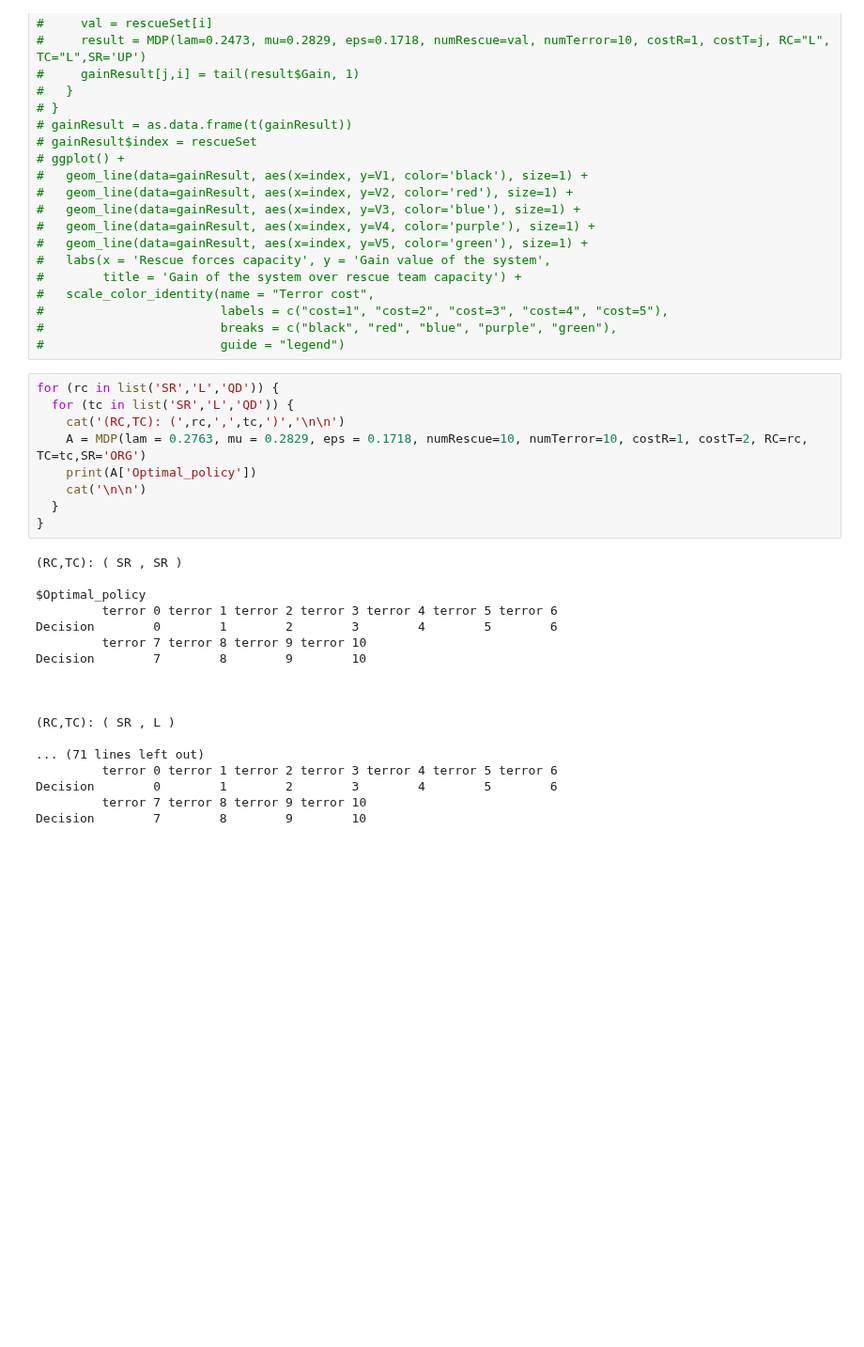
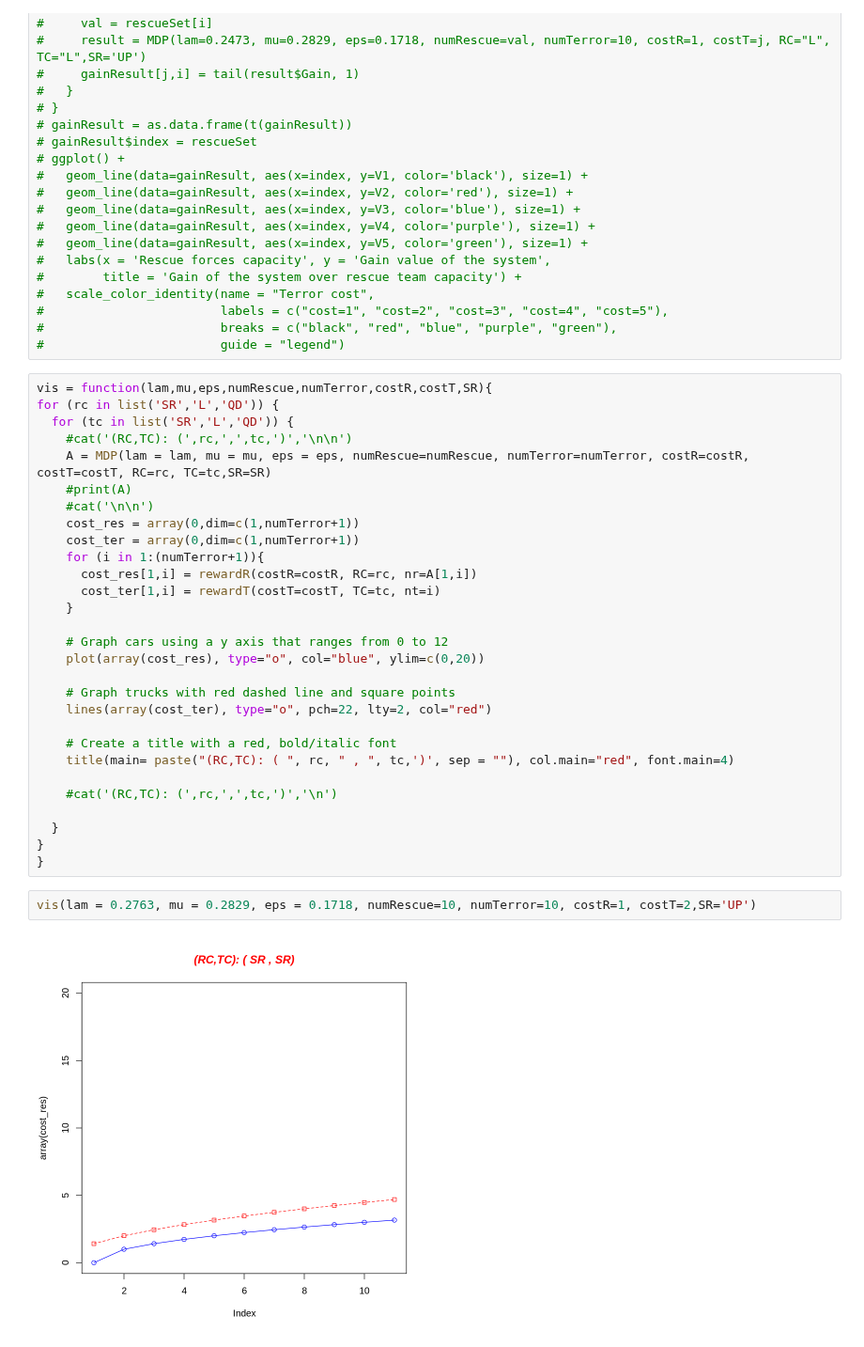
Before and after one commit to IshtiSikder/Optimal-allocation-of-rescue-teams-for-hostage-situations, a Jupyter notebook: R_for_MDP_(NEW).ipynb, the cells around one changed output. Shown at 94% size. Cells and saved outputs as stored; diff of their text form; blank space fills up the shorter version.

```diff
--- a/R_for_MDP_(NEW).ipynb
+++ b/R_for_MDP_(NEW).ipynb
@@ -325,30 +307,36 @@ A matrix: 1 × 11 of type dbl
 #                        labels = c("cost=1", "cost=2", "cost=3", "cost=4", "cost=5"),
 #                        breaks = c("black", "red", "blue", "purple", "green"),
 #                        guide = "legend")
+# %%
+vis = function(lam,mu,eps,numRescue,numTerror,costR,costT,SR){
+for (rc in list('SR','L','QD')) {
+  for (tc in list('SR','L','QD')) {
+    #cat('(RC,TC): (',rc,',',tc,')','\n\n')
+    A = MDP(lam = lam, mu = mu, eps = eps, numRescue=numRescue, numTerror=numTerror, costR=costR, costT=costT, RC=rc, TC=tc,SR=SR)
+    #print(A)
+    #cat('\n\n')
+    cost_res = array(0,dim=c(1,numTerror+1))
+    cost_ter = array(0,dim=c(1,numTerror+1))
+    for (i in 1:(numTerror+1)){
+      cost_res[1,i] = rewardR(costR=costR, RC=rc, nr=A[1,i])
+      cost_ter[1,i] = rewardT(costT=costT, TC=tc, nt=i)
+    }
+
+    # Graph cars using a y axis that ranges from 0 to 12
+    plot(array(cost_res), type="o", col="blue", ylim=c(0,20))
+
+    # Graph trucks with red dashed line and square points
+    lines(array(cost_ter), type="o", pch=22, lty=2, col="red")
+
+    # Create a title with a red, bold/italic font
+    title(main= paste("(RC,TC): ( ", rc, " , ", tc,')', sep = ""), col.main="red", font.main=4)
+
+    #cat('(RC,TC): (',rc,',',tc,')','\n')
+
+  }
+}
+}
 # %%
-for (rc in list('SR','L','QD')) {
-  for (tc in list('SR','L','QD')) {
-    cat('(RC,TC): (',rc,',',tc,')','\n\n')
-    A = MDP(lam = 0.2763, mu = 0.2829, eps = 0.1718, numRescue=10, numTerror=10, costR=1, costT=2, RC=rc, TC=tc,SR='ORG')
-    print(A['Optimal_policy'])
-    cat('\n\n')
-  }
-}
+vis(lam = 0.2763, mu = 0.2829, eps = 0.1718, numRescue=10, numTerror=10, costR=1, costT=2,SR='UP')
 # %% [output]
-(RC,TC): ( SR , SR )
-
-$Optimal_policy
-         terror 0 terror 1 terror 2 terror 3 terror 4 terror 5 terror 6
-Decision        0        1        2        3        4        5        6
-         terror 7 terror 8 terror 9 terror 10
-Decision        7        8        9        10
-
-
-
-(RC,TC): ( SR , L )
-
-... (71 lines left out)
-         terror 0 terror 1 terror 2 terror 3 terror 4 terror 5 terror 6
-Decision        0        1        2        3        4        5        6
-         terror 7 terror 8 terror 9 terror 10
-Decision        7        8        9        10
+[figure, added]
```
Also changed, not shown: parts of 6 cells of this notebook.
